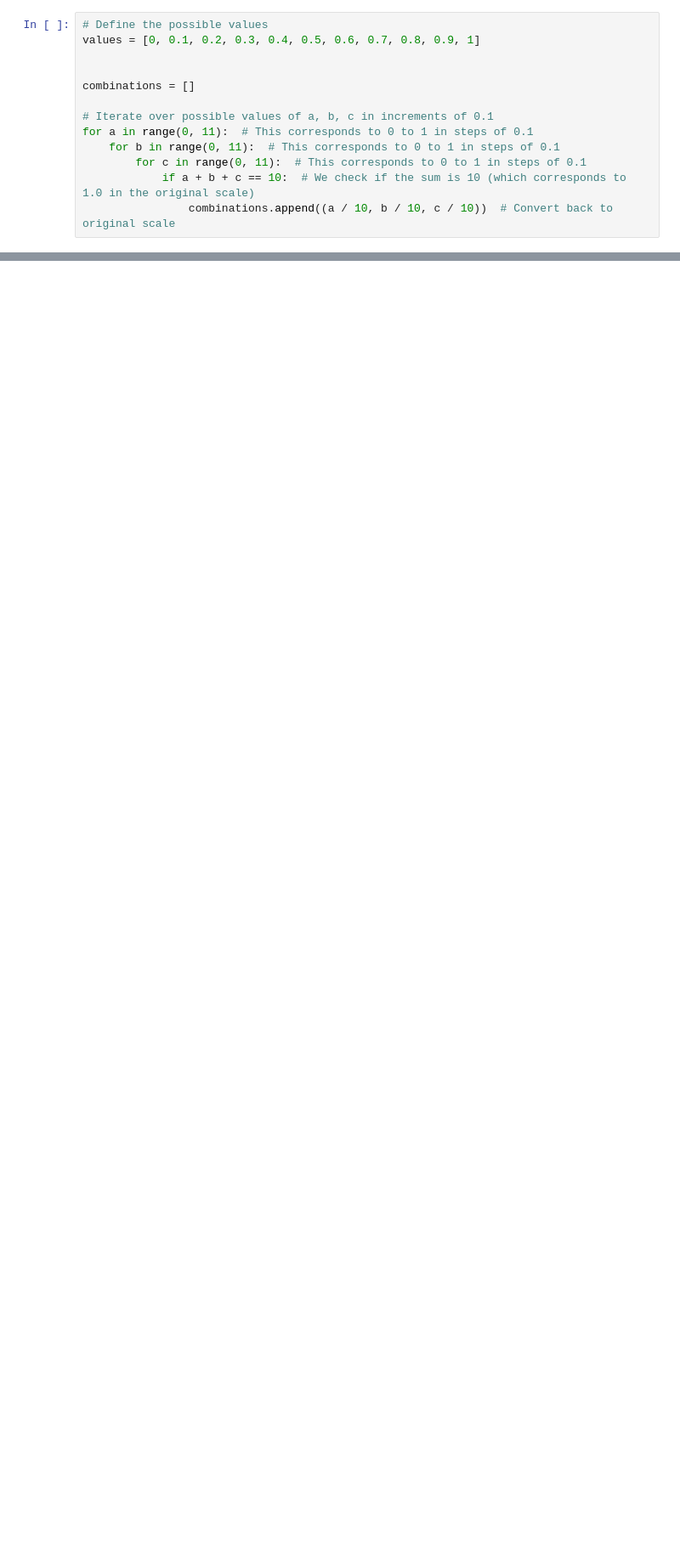
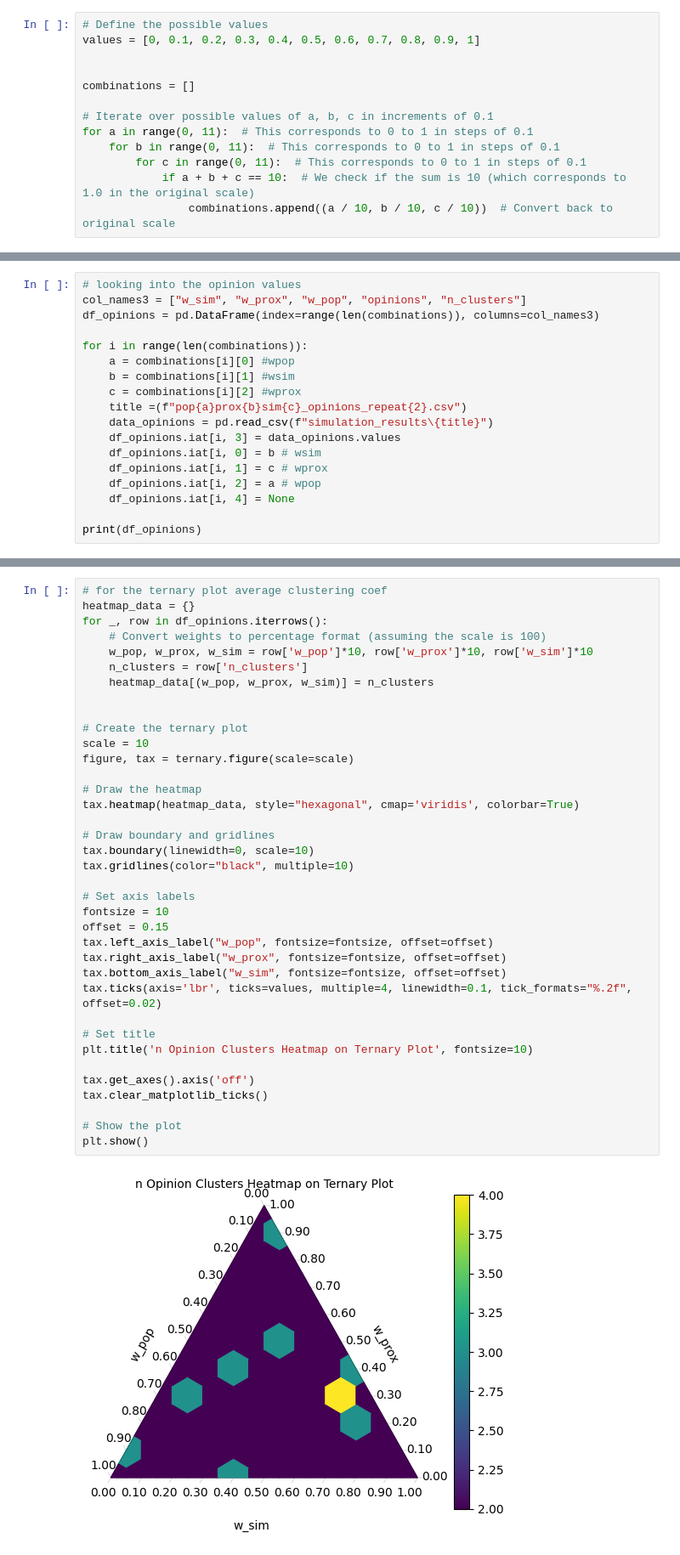
Before and after one commit to noayasmine/ABM_project, a Jupyter notebook: merging_data_ternaryplots.ipynb, the cells around one changed output, grey strips where cells are left out. Shown at 85% size. Drawn from its saved outputs; the diff is of its cells as text; blank space fills up the shorter version.

```diff
--- a/merging_data_ternaryplots.ipynb
+++ b/merging_data_ternaryplots.ipynb
@@ -143,0 +142,18 @@ plt.show()
+# %%
+# looking into the opinion values
+col_names3 = ["w_sim", "w_prox", "w_pop", "opinions", "n_clusters"]
+df_opinions = pd.DataFrame(index=range(len(combinations)), columns=col_names3)
+
+for i in range(len(combinations)):
+    a = combinations[i][0] #wpop
+    b = combinations[i][1] #wsim
+    c = combinations[i][2] #wprox
+    title =(f"pop{a}prox{b}sim{c}_opinions_repeat{2}.csv")
+    data_opinions = pd.read_csv(f"simulation_results\{title}")
+    df_opinions.iat[i, 3] = data_opinions.values
+    df_opinions.iat[i, 0] = b # wsim
+    df_opinions.iat[i, 1] = c # wprox
+    df_opinions.iat[i, 2] = a # wpop
+    df_opinions.iat[i, 4] = None
+
+print(df_opinions)
@@ -143,0 +246,39 @@ plt.show()
+# %%
+# for the ternary plot average clustering coef
+heatmap_data = {}
+for _, row in df_opinions.iterrows():
+    # Convert weights to percentage format (assuming the scale is 100)
+    w_pop, w_prox, w_sim = row['w_pop']*10, row['w_prox']*10, row['w_sim']*10
+    n_clusters = row['n_clusters']
+    heatmap_data[(w_pop, w_prox, w_sim)] = n_clusters
+
+
+# Create the ternary plot
+scale = 10
+figure, tax = ternary.figure(scale=scale)
+
+# Draw the heatmap
+tax.heatmap(heatmap_data, style="hexagonal", cmap='viridis', colorbar=True)
+
+# Draw boundary and gridlines
+tax.boundary(linewidth=0, scale=10)
+tax.gridlines(color="black", multiple=10)
+
+# Set axis labels
+fontsize = 10
+offset = 0.15
+tax.left_axis_label("w_pop", fontsize=fontsize, offset=offset)
+tax.right_axis_label("w_prox", fontsize=fontsize, offset=offset)
+tax.bottom_axis_label("w_sim", fontsize=fontsize, offset=offset)
+tax.ticks(axis='lbr', ticks=values, multiple=4, linewidth=0.1, tick_formats="%.2f", offset=0.02)
+
+# Set title
+plt.title('n Opinion Clusters Heatmap on Ternary Plot', fontsize=10)
+
+tax.get_axes().axis('off')
+tax.clear_matplotlib_ticks()
+
+# Show the plot
+plt.show()
+# %% [output]
+[figure, added]
```
Also changed, not shown: parts of 7 cells of this notebook, 2 other files.
